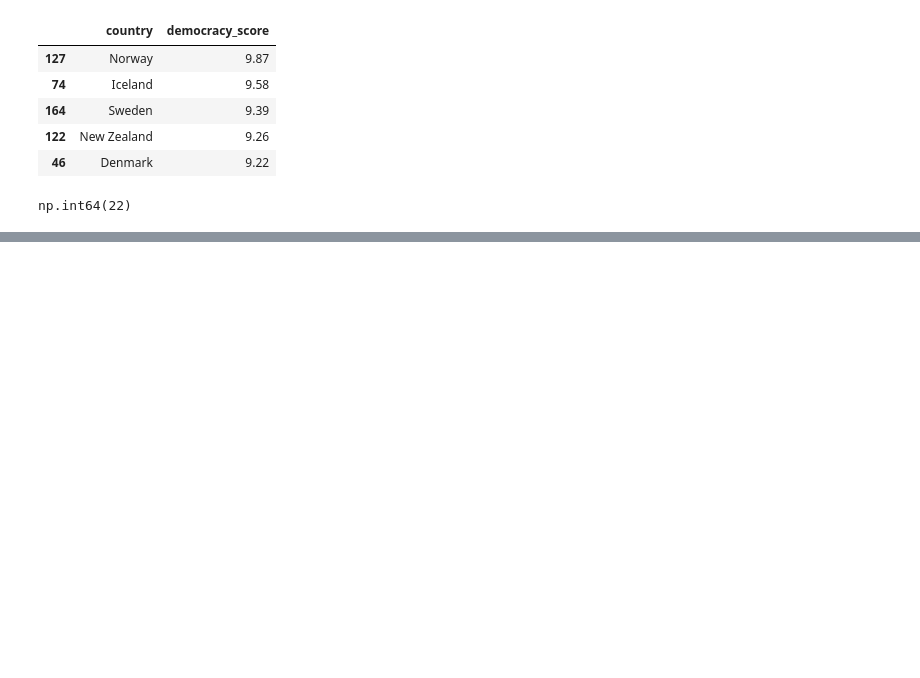
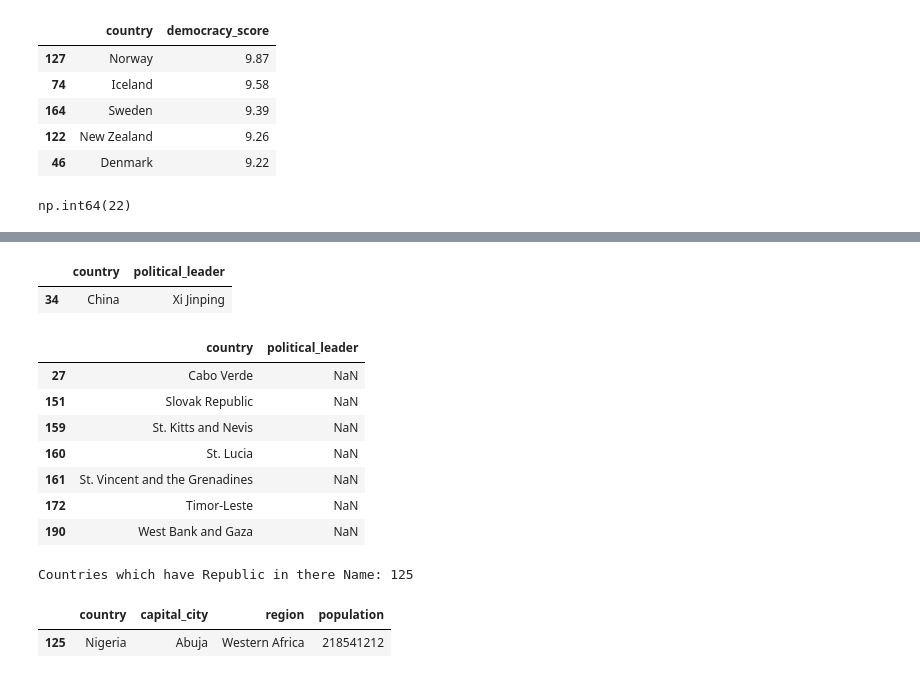
Before and after one commit to PrinceYadav0312/learn-Python-Panda-with-Project, a Jupyter notebook: Project/Countries.ipynb, the cells around one changed output, grey strips where cells are left out. Cells and saved outputs as stored; diff of their text form; code cells hidden in the pictures; blank space fills up the shorter version.

Commit message:
Complete Countries Project

```diff
--- a/Project/Countries.ipynb
+++ b/Project/Countries.ipynb
@@ -97,2 +112,39 @@ np.int64(22)
+# %%
+# Who is the political leader of the 2nd highest populated country?
+df[df["population"] == df["population"].nlargest(2).iloc[1]] [['country','political_leader']]
+# %% [output]
+|  | country | political_leader |
+| 34 | China | Xi Jinping |
+# %%
+# How many country are there whose political leaders are unknown
+df[df['political_leader'] != df['political_leader']] [['country', 'political_leader']]
+# df[df['political_leader'].isna()] ['country'].count()
+# %% [output]
+|  | country | political_leader |
+| 27 | Cabo Verde | NaN |
+| 151 | Slovak Republic | NaN |
+| 159 | St. Kitts and Nevis | NaN |
+| 160 | St. Lucia | NaN |
+| 161 | St. Vincent and the Grenadines | NaN |
+| 172 | Timor-Leste | NaN |
+| 190 | West Bank and Gaza | NaN |
+# %%
+# how many countries have Republic in there full name?
+count = 0
+def Republic_country(txt):
+    global count
+    if 'republic' in txt.lower():
+        count+= 1
+    return txt
+
+df['country_long'] = df['country_long'].apply(Republic_country)
+print('Countries which have Republic in there Name:', count)
+# %% [output]
+Countries which have Republic in there Name: 125
 # %%
-# How many countries lie in Eastern Europe Region
+# which country in african region has highest population.
+afri_reg = df[df['continent'] == 'Africa']
+afri_reg[afri_reg['population'] == afri_reg['population'].max()] [['country', 'capital_city', 'region', 'population']]
+# %% [output]
+|  | country | capital_city | region | population |
+| 125 | Nigeria | Abuja | Western Africa | 218541212 |
```
Also changed, not shown: parts of 1 cell of this notebook.
